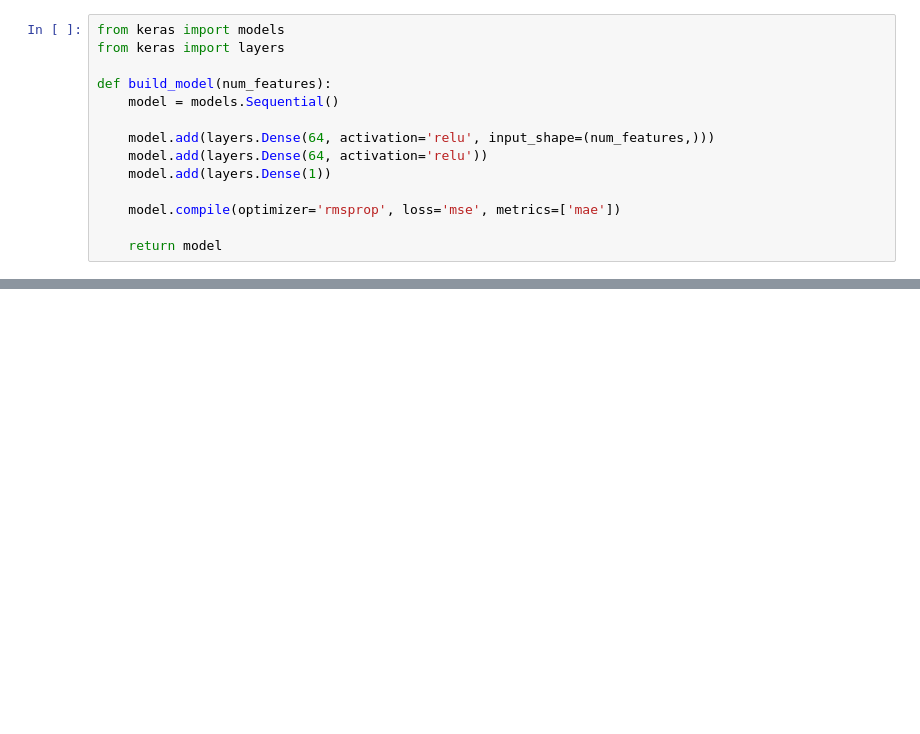
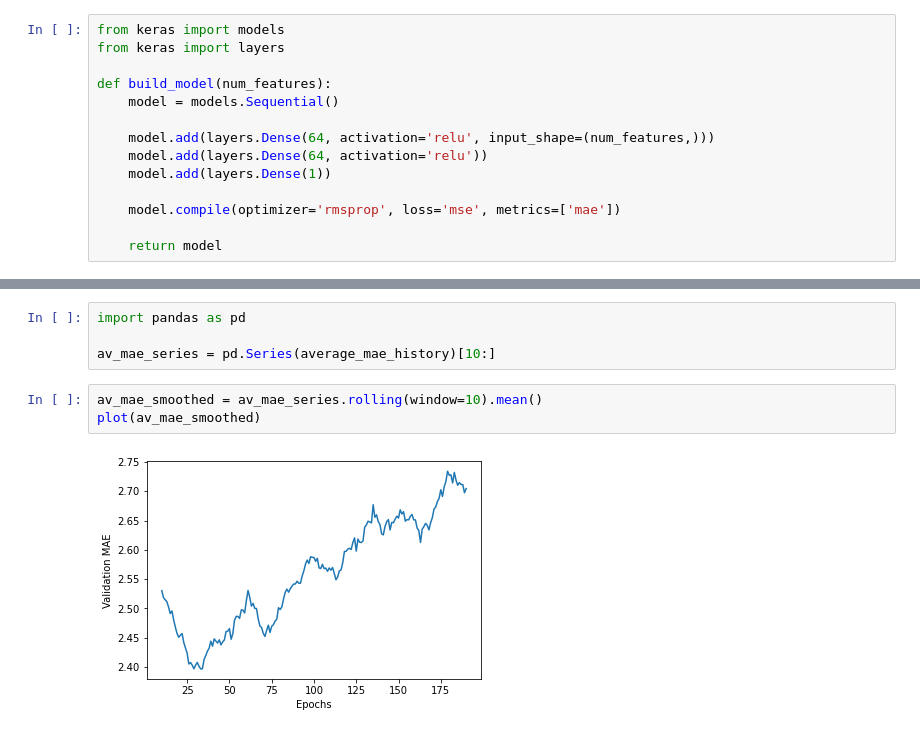
Before and after one commit to somnath1077/MachineLearningExercises, a Jupyter notebook: ML_Using_Python/chap03/ch03_House_Price_Predictions.ipynb, the cells around one changed output, grey strips where cells are left out. Drawn from its saved outputs; the diff is of its cells as text; blank space fills up the shorter version.

```diff
--- a/ML_Using_Python/chap03/ch03_House_Price_Predictions.ipynb
+++ b/ML_Using_Python/chap03/ch03_House_Price_Predictions.ipynb
@@ -64,0 +153,9 @@ def build_model(num_features):
+# %%
+import pandas as pd
+
+av_mae_series = pd.Series(average_mae_history)[10:]
+# %%
+av_mae_smoothed = av_mae_series.rolling(window=10).mean()
+plot(av_mae_smoothed)
+# %% [output]
+[figure, added]
```
Also changed, not shown: parts of 10 cells of this notebook.
